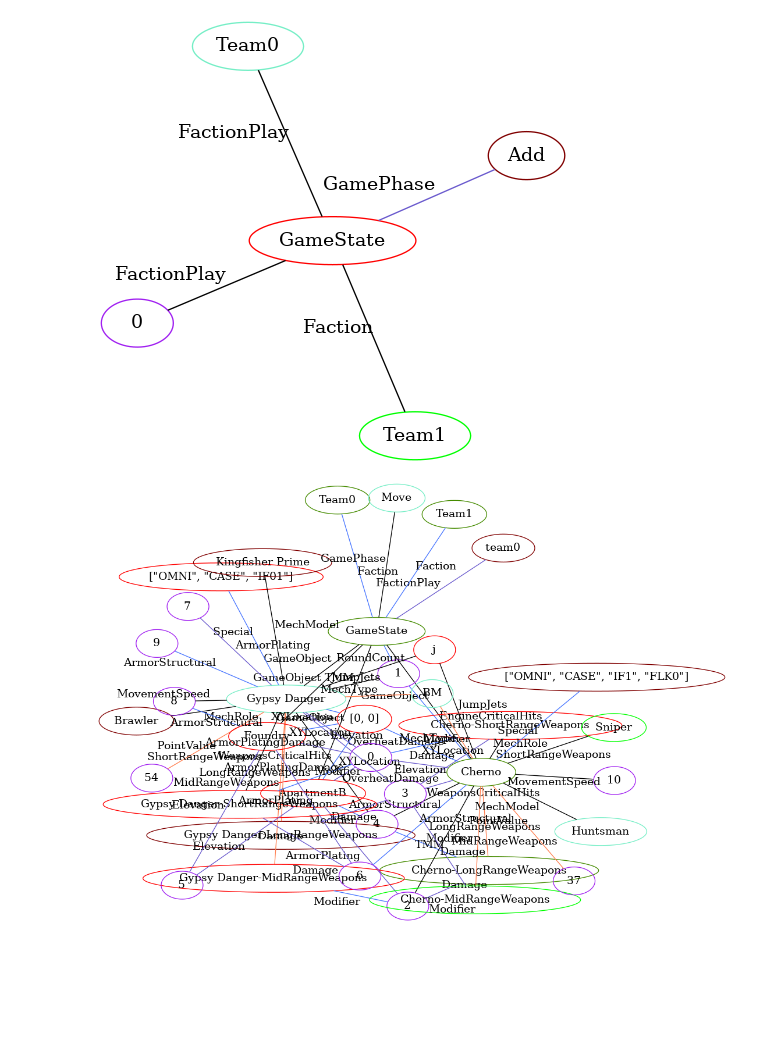
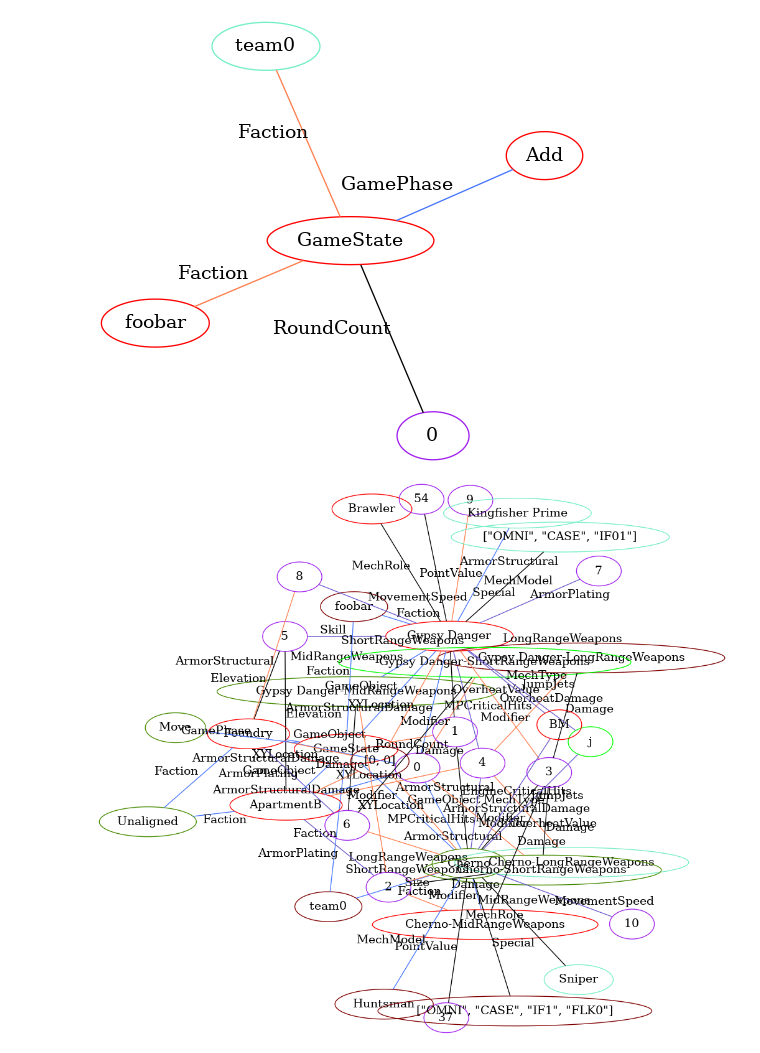
Before and after one commit to MakUrSpace/harmony, a Jupyter notebook: harmony/dma/MechaCombat/MechaCombatSystem.ipynb, the cells around one changed output. Saved outputs shown, nothing was run; the diff lists cells and outputs as text; code cells hidden in the pictures; blank space fills up the shorter version.

```diff
--- a/harmony/dma/MechaCombat/MechaCombatSystem.ipynb
+++ b/harmony/dma/MechaCombat/MechaCombatSystem.ipynb
@@ -28,14 +28,13 @@ class FactionPlay(System):
 @GamePhase.sd
 class GameState(HyperSystem):
     memory = []
+    default_state = {"GamePhase": "Add", "Faction": None, "FactionPlay": None, "RoundCount": '0'}
 
     @classmethod
-    def build_system(cls, terminants=None, ):
+    def build_system(cls, terminants=None):
         if terminants is None:
-            terminants = ["Add", ['Team0', 'Team1'], 'Team0', '0']
-        for system, terminant in zip(cls.systems, terminants):
-            #TODO: enforce
-            system.build_system(cls.__name__, terminant)
+            terminants = cls.default_state
+        super().build_system(cls.__name__, terminants)
         cls.memory = []
         return cls.__name__
 
@@ -106,9 +105,16 @@ class GameState(HyperSystem):
                 raise Exception(f"Unrecognized Event Type: {gameeventtype}")
 
     @classmethod
-    def declareEvent(cls, newEvent):
+    def declareEvent(cls, eventType: str, eventFaction: str, eventObject: str, eventValue: str, eventResult: str):
         # TODO: Check newEvent legality -- via instantiation?
-        GameEvent.build_system("DeclaredEvents", newEvent)
+        GameEvent.build_system("DeclaredEvents", {
+            "RoundCount": cls.getRoundCount(),
+            "GameEventType": eventType,
+            "GameEventFaction": eventFaction,
+            "GameObject": eventObject,
+            "GameEventValue": eventValue,
+            "GameEventResult": eventResult
+        })
 
     @classmethod
     def getDeclaredEvents(cls):
@@ -168,42 +174,43 @@ class GameState(HyperSystem):
 # %%
 if __name__ == "__main__":
     from IPython.display import display
+
+    # Power up game
     GameState.reset()
 
-    # Power up game
-    GameState.build_system(["Add", 'foobar', '0'])
     GameState.addFaction("foobar")
     GameState.addFaction("team0")
+    GameState.setFaction("foobar")
 
     # Player presses new game button (Add and annotate)
     display(qs.render())
 # %% [output]
-[figure, old version]
+[figure, new version]
 # %%
 if __name__ == "__main__":
     # Player presses "start" button
     GameState.setFaction("foobar")
     # Player adds 2 objects
-    MechFactories['Kingfisher Prime']("Gypsy Danger", "foobar")
+    MechFactories['Kingfisher Prime']("Gypsy Danger", "foobar", 5)
     GameObject.build_system(GameState.__name__, "Gypsy Danger")
 
     StructureFactories['Apartment Tower']("ApartmentB")
     GameObject.build_system(GameState.__name__, "ApartmentB")
 
     # Player ends turn and control passes to other team
     GameState.setFaction("team0")
-    MechFactories['Huntsman']("Cherno", "team0")
+    MechFactories['Huntsman']("Cherno", "team0", 4)
     GameObject.build_system(GameState.__name__, "Cherno")
 
     StructureFactories['Foundry']("Foundry")
     GameObject.build_system(GameState.__name__, "Foundry")
 
     # Player 2 ends turn; move to move phase from Add
     GameState.newPhase("Add")
 
     display(qs.render())
 # %% [output]
-[figure, old version]
+[figure, new version]
 # %%
 if __name__ == "__main__":
     GameState.setFaction("foobar")
```
Also changed, not shown: parts of 4 cells of this notebook, 11 other files.
